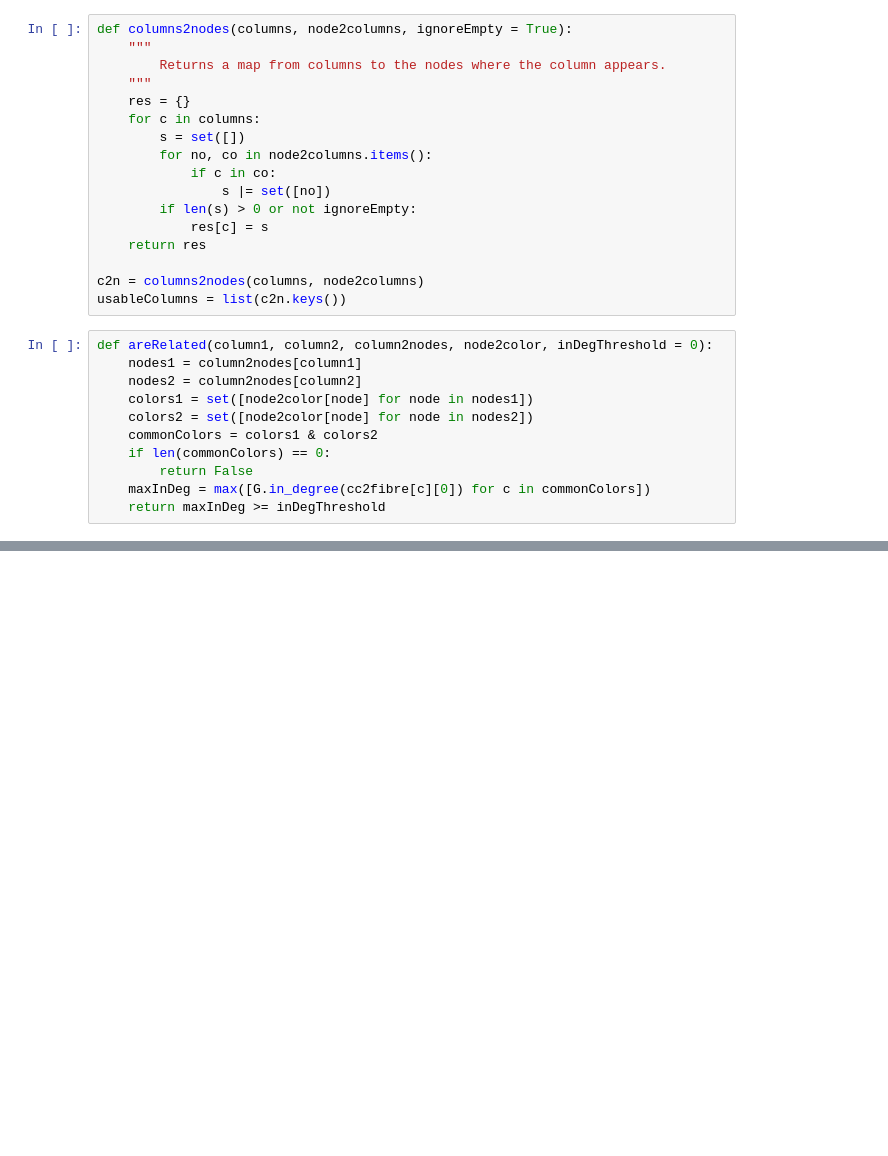
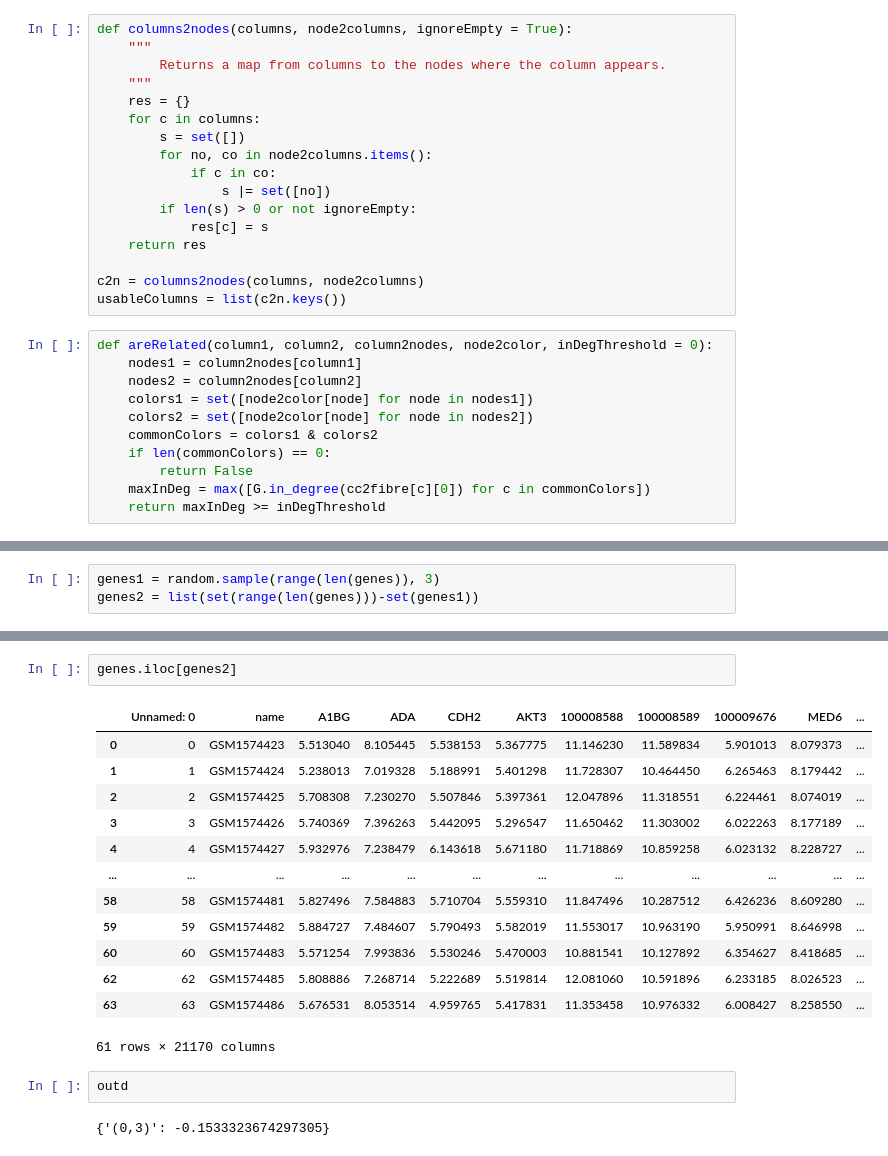
Before and after one commit to boldip/qf, a Jupyter notebook: src/work-caterinaStefano.ipynb, the cells around one changed output, grey strips where cells are left out. Drawn from its saved outputs; the diff is of its cells as text; blank space fills up the shorter version.

```diff
--- a/src/work-caterinaStefano.ipynb
+++ b/src/work-caterinaStefano.ipynb
@@ -522,0 +608,3 @@ for pair in superpathwayDict[superpathway]:
+# %%
+genes1 = random.sample(range(len(genes)), 3)
+genes2 = list(set(range(len(genes)))-set(genes1))
@@ -522,0 +619,20 @@ for pair in superpathwayDict[superpathway]:
+# %%
+genes.iloc[genes2]
+# %% [output]
+|  | Unnamed: 0 | name | A1BG | ADA | CDH2 | AKT3 | 100008588 | 100008589 | 100009676 | MED6 | ... |
+| 0 | 0 | GSM1574423 | 5.513040 | 8.105445 | 5.538153 | 5.367775 | 11.146230 | 11.589834 | 5.901013 | 8.079373 | ... |
+| 1 | 1 | GSM1574424 | 5.238013 | 7.019328 | 5.188991 | 5.401298 | 11.728307 | 10.464450 | 6.265463 | 8.179442 | ... |
+| 2 | 2 | GSM1574425 | 5.708308 | 7.230270 | 5.507846 | 5.397361 | 12.047896 | 11.318551 | 6.224461 | 8.074019 | ... |
+| 3 | 3 | GSM1574426 | 5.740369 | 7.396263 | 5.442095 | 5.296547 | 11.650462 | 11.303002 | 6.022263 | 8.177189 | ... |
+| 4 | 4 | GSM1574427 | 5.932976 | 7.238479 | 6.143618 | 5.671180 | 11.718869 | 10.859258 | 6.023132 | 8.228727 | ... |
+| ... | ... | ... | ... | ... | ... | ... | ... | ... | ... | ... | ... |
+| 58 | 58 | GSM1574481 | 5.827496 | 7.584883 | 5.710704 | 5.559310 | 11.847496 | 10.287512 | 6.426236 | 8.609280 | ... |
+| 59 | 59 | GSM1574482 | 5.884727 | 7.484607 | 5.790493 | 5.582019 | 11.553017 | 10.963190 | 5.950991 | 8.646998 | ... |
+| 60 | 60 | GSM1574483 | 5.571254 | 7.993836 | 5.530246 | 5.470003 | 10.881541 | 10.127892 | 6.354627 | 8.418685 | ... |
+| 62 | 62 | GSM1574485 | 5.808886 | 7.268714 | 5.222689 | 5.519814 | 12.081060 | 10.591896 | 6.233185 | 8.026523 | ... |
+| 63 | 63 | GSM1574486 | 5.676531 | 8.053514 | 4.959765 | 5.417831 | 11.353458 | 10.976332 | 6.008427 | 8.258550 | ... |
+61 rows × 21170 columns
+# %%
+outd
+# %% [output]
+{'(0,3)': -0.1533323674297305}
```
Also changed, not shown: parts of 21 cells of this notebook.
